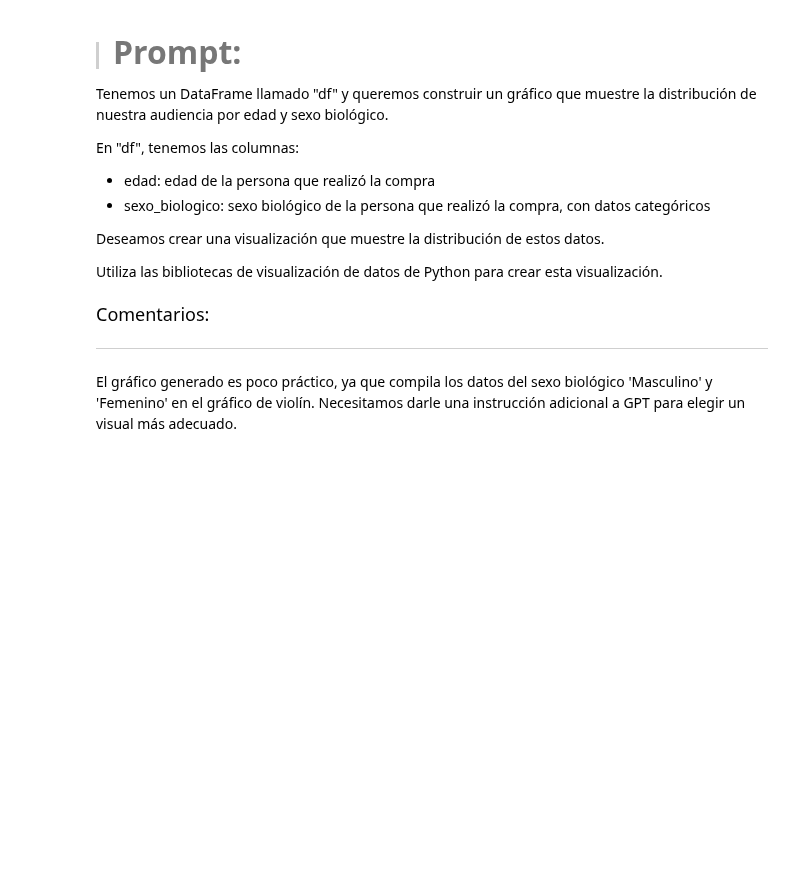
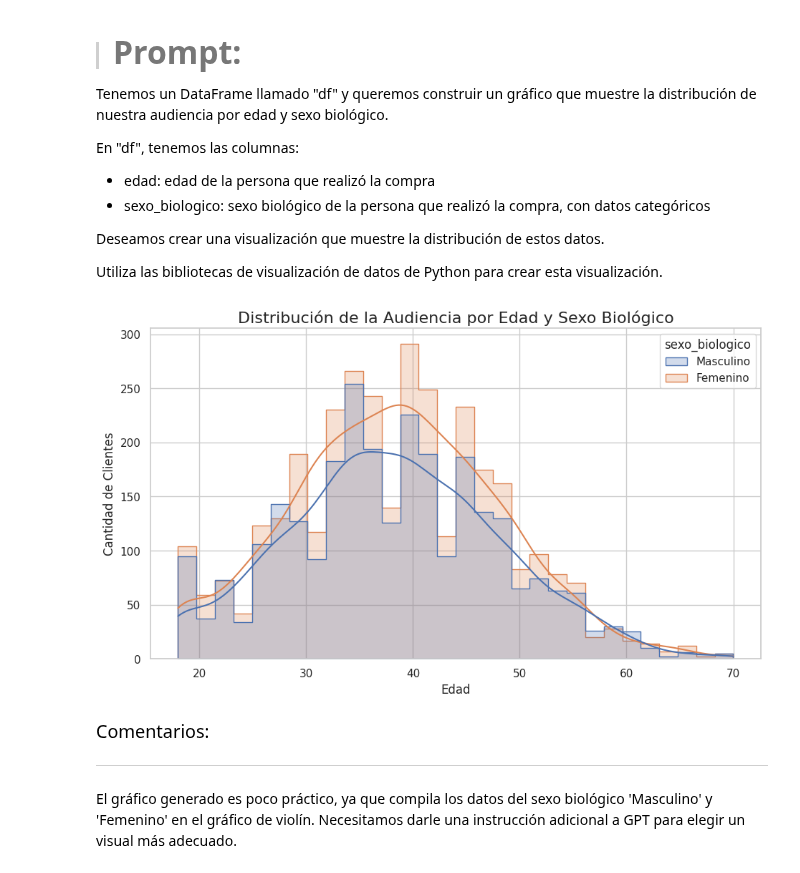
Before and after one commit to LordAguaKate/Practica_DATA_SCIENCE, a Jupyter notebook: IA_aplicada_a_ciencia_de_datos.ipynb, the cells around one changed output. Cells and saved outputs as stored; diff of their text form; code cells hidden in the pictures; blank space fills up the shorter version.

```diff
--- a/IA_aplicada_a_ciencia_de_datos.ipynb
+++ b/IA_aplicada_a_ciencia_de_datos.ipynb
@@ -783,6 +860,31 @@ En "df", tenemos las columnas:
 Deseamos crear una visualización que muestre la distribución de estos datos.
 
 Utiliza las bibliotecas de visualización de datos de Python para crear esta visualización.
+# %%
+# Configuración del tamaño del gráfico
+plt.figure(figsize=(11, 6))
+
+# Crear el histograma con separación por color
+# hue: separa los datos por la columna 'sexo_biologico'
+# kde: añade la línea de densidad suave
+# element='step': hace que las barras se superpongan de forma transparente y visualmente limpia
+sns.histplot(
+    data=df_ecommerce,
+    x='edad',
+    hue='sexo_biologico',
+    kde=True,
+    element='step',
+    bins=30  # Define la granularidad (cada barra representa un rango de edad)
+)
+
+# Títulos y etiquetas
+plt.title('Distribución de la Audiencia por Edad y Sexo Biológico', fontsize=16)
+plt.xlabel('Edad', fontsize=12)
+plt.ylabel('Cantidad de Clientes', fontsize=12)
+
+plt.show()
+# %% [output]
+[figure, added]
 # %% [markdown]
 <font color="7b71ff" size=4> Comentarios: </font>
 
```
Also changed, not shown: parts of 6 cells of this notebook.
